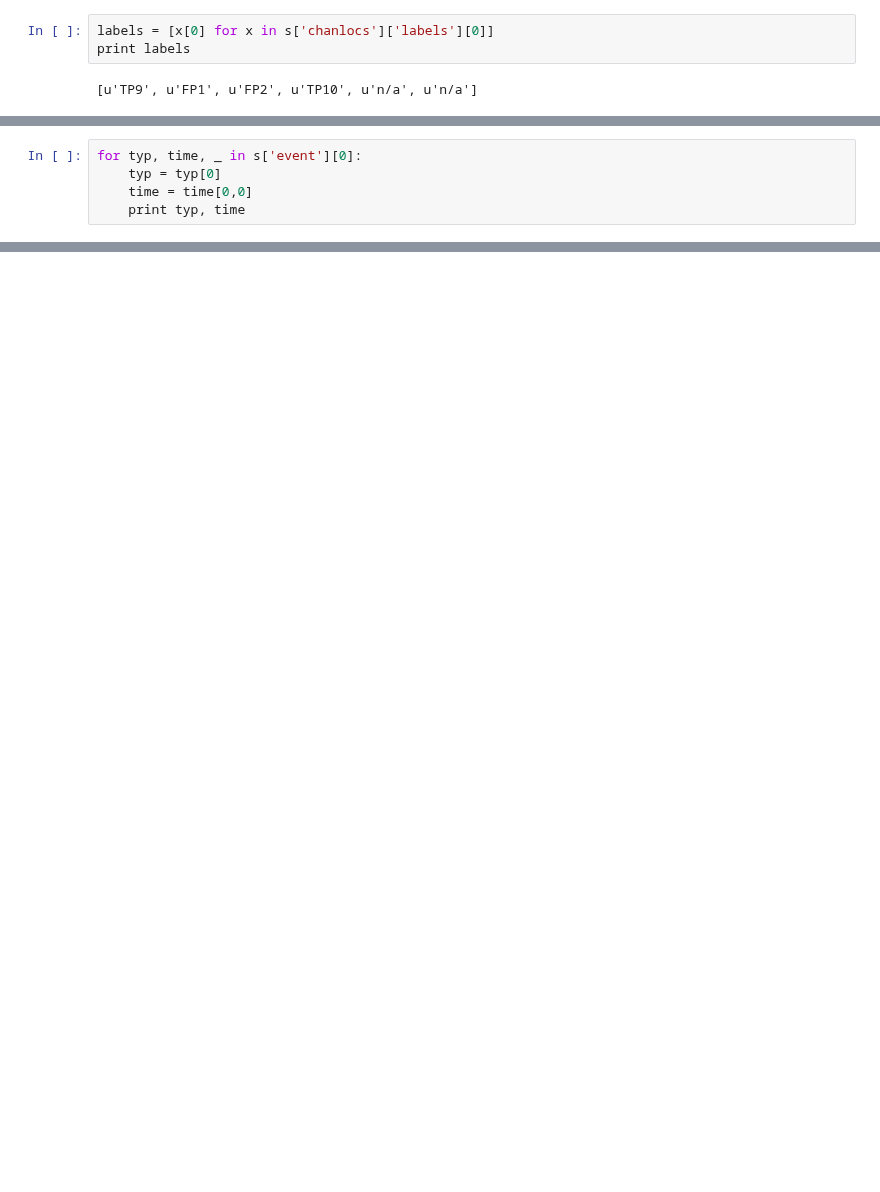
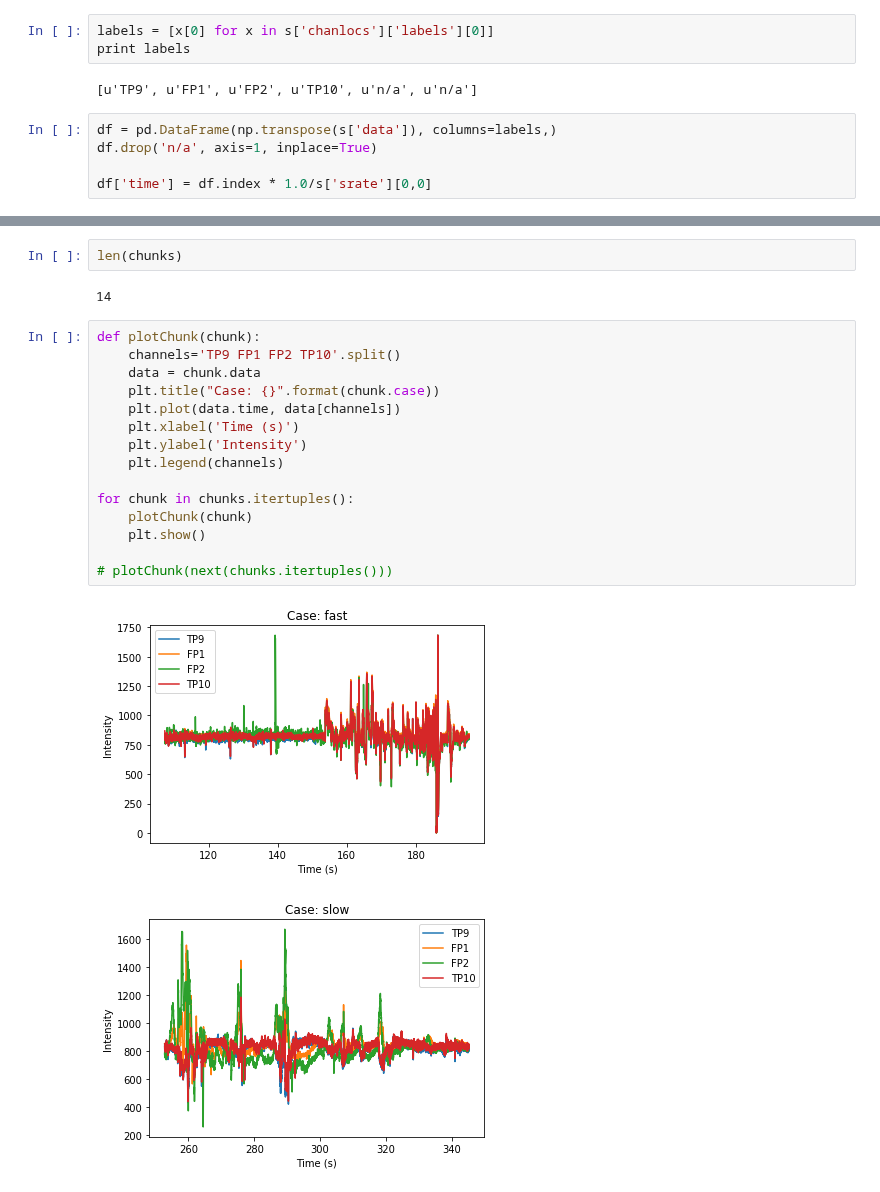
Before and after one commit to HALtheWise/neurotech-bmi, a Jupyter notebook: preprocessing.ipynb, the cells around one changed output, grey strips where cells are left out. Cells and saved outputs as stored; diff of their text form; blank space fills up the shorter version.

Commit message:
Created chunking and uchunking code

```diff
--- a/preprocessing.ipynb
+++ b/preprocessing.ipynb
@@ -38,3 +34,8 @@ labels = [x[0] for x in s['chanlocs']['labels'][0]]
 print labels
 # %% [output]
 [u'TP9', u'FP1', u'FP2', u'TP10', u'n/a', u'n/a']
+# %%
+df = pd.DataFrame(np.transpose(s['data']), columns=labels,)
+df.drop('n/a', axis=1, inplace=True)
+
+df['time'] = df.index * 1.0/s['srate'][0,0]
@@ -63,5 +59,0 @@ print s['event']
-# %%
-for typ, time, _ in s['event'][0]:
-    typ = typ[0]
-    time = time[0,0]
-    print typ, time
@@ -117,0 +129,22 @@ df.tail()
+# %%
+len(chunks)
+# %% [output]
+14
+# %%
+def plotChunk(chunk):
+    channels='TP9 FP1 FP2 TP10'.split()
+    data = chunk.data
+    plt.title("Case: {}".format(chunk.case))
+    plt.plot(data.time, data[channels])
+    plt.xlabel('Time (s)')
+    plt.ylabel('Intensity')
+    plt.legend(channels)
+
+for chunk in chunks.itertuples():
+    plotChunk(chunk)
+    plt.show()
+
+# plotChunk(next(chunks.itertuples()))
+# %% [output]
+[figure, added]
+[figure, added]
```
Also changed, not shown: parts of 13 cells of this notebook.
